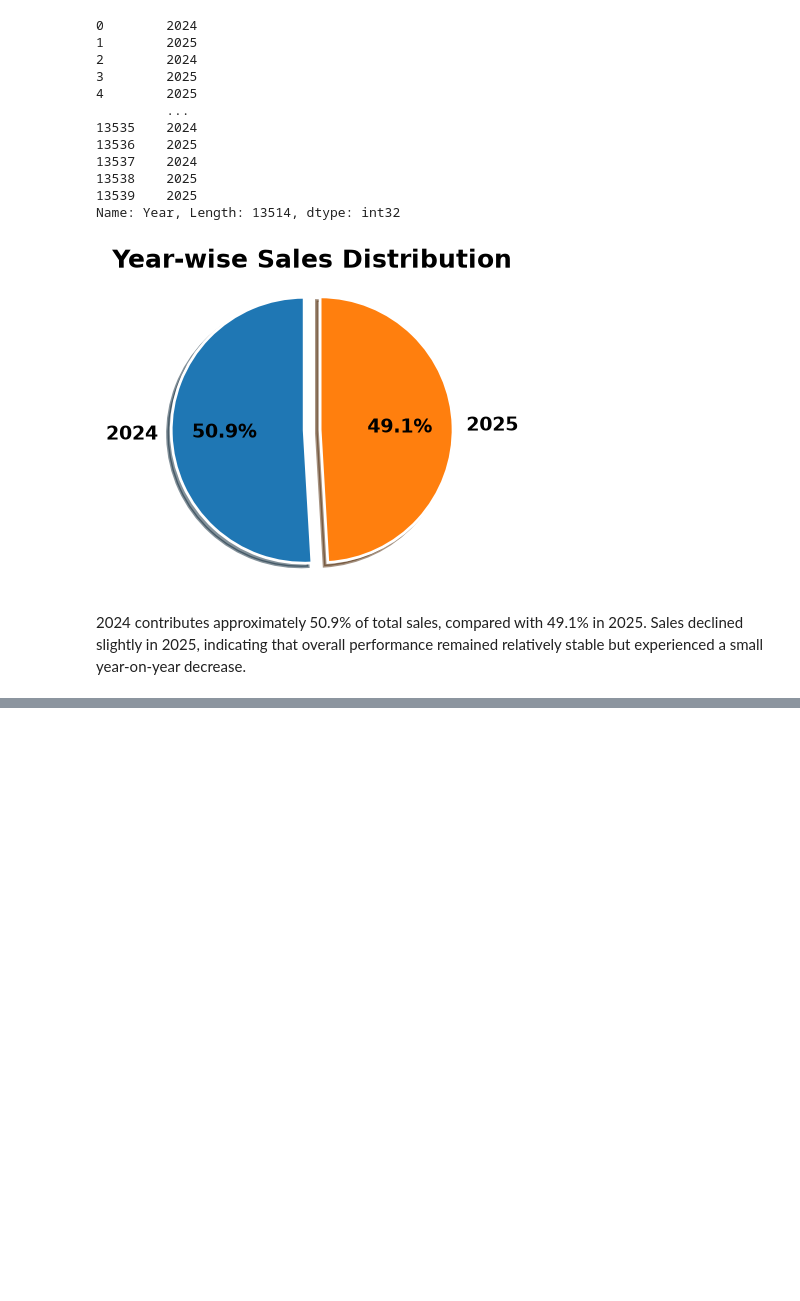
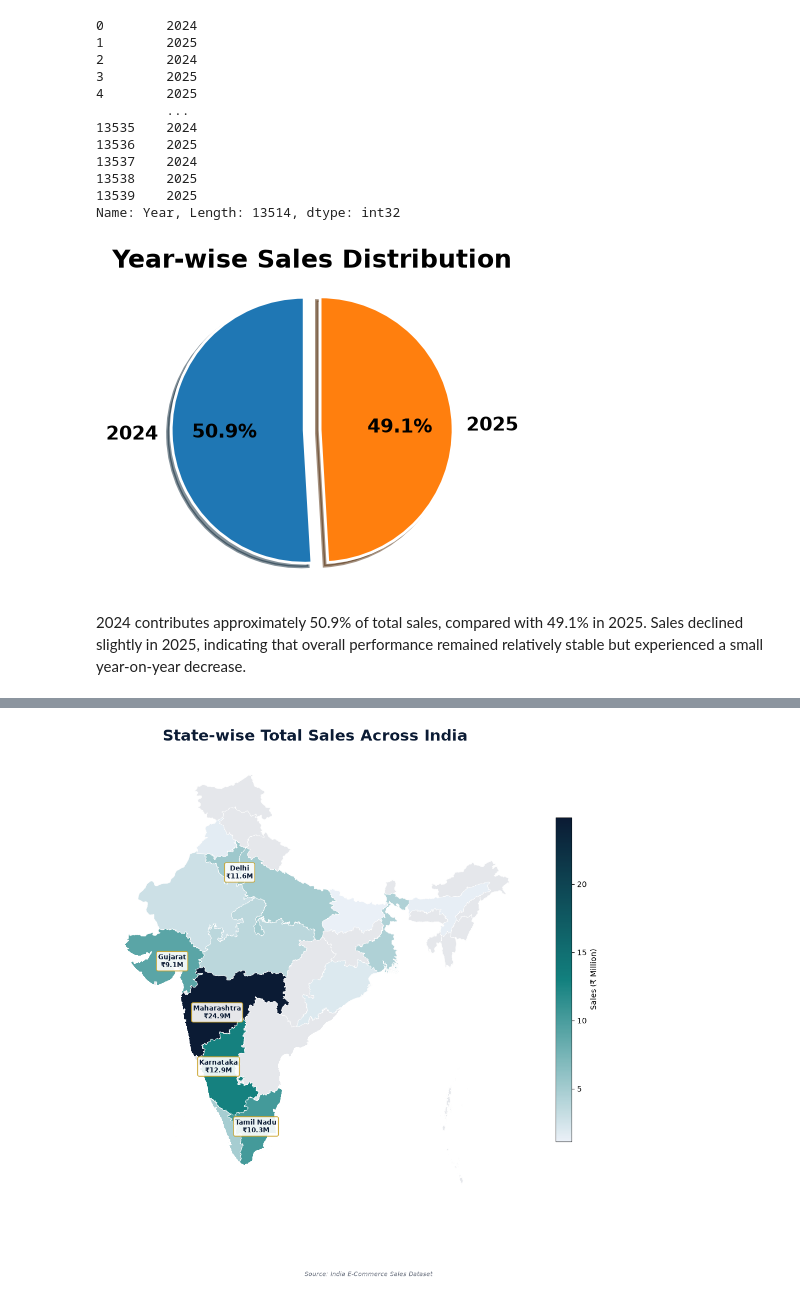
Before and after one commit to Tanujakarande5703/data_analysis_project, a Jupyter notebook: project.ipynb, the cells around one changed output, grey strips where cells are left out. Saved outputs shown, nothing was run; the diff lists cells and outputs as text; code cells hidden in the pictures; blank space fills up the shorter version.

Commit message:
Project Complete

```diff
--- a/project.ipynb
+++ b/project.ipynb
@@ -1413,0 +1730,45 @@ plt.show()
+# %%
+# Re-load the clean dataset directly so this section runs independently
+df_geo = pd.read_csv('clean_sales_ecommerce.csv', index_col=0)
+
+# India state boundaries (public domain GADM-derived GeoJSON, bundled with this project)
+india = gpd.read_file('india_states (2).geojson')
+
+NAVY, GOLD, TEAL, RED, GREY = "#0B1B34", "#C9A227", "#12807E", "#B3261E", "#6B7280"
+name_fix = {'Odisha': 'Orissa'}   # dataset vs. geojson naming difference
+
+#df_geo.shape
+# %%
+state_sales = df.groupby('State', as_index=False)['Sales'].sum()
+state_sales['State_geo'] = state_sales['State'].replace(name_fix)
+state_sales['Sales_Million'] = state_sales['Sales'] / 1_000_000
+
+
+merged = india.merge(state_sales, left_on='NAME_1', right_on='State_geo', how='left')
+cmap = mcolors.LinearSegmentedColormap.from_list('navy_gold', ['#EAF0F7', TEAL, NAVY])
+
+
+fig, ax = plt.subplots(1, 1, figsize=(10, 11))
+merged.plot(column='Sales_Million', cmap=cmap, linewidth=0.5, edgecolor='white', ax=ax,
+            legend=True, missing_kwds={'color': '#E5E7EB', 'edgecolor': 'white', 'label': 'No data'},
+            legend_kwds={'label': 'Sales (\u20b9 Million)', 'shrink': 0.55})
+ax.set_title('State-wise Total Sales Across India', fontsize=20, fontweight='bold', color=NAVY, pad=18)
+ax.axis('off')
+
+
+top5 = state_sales.sort_values('Sales_Million', ascending=False).head(5)
+for _, row in top5.iterrows():
+    geo_row = merged[merged['State_geo'] == row['State_geo']]
+    if not geo_row.empty:
+        c = geo_row.geometry.iloc[0].representative_point()
+        ax.annotate(f"{row['State']}\n\u20b9{row['Sales_Million']:.1f}M", xy=(c.x, c.y),
+                    fontsize=8.5, fontweight='bold', color=NAVY, ha='center', va='center',
+                    bbox=dict(boxstyle='round,pad=0.25', fc='white', ec=GOLD, lw=1.1, alpha=0.9))
+
+
+plt.figtext(0.5, 0.01, 'Source: India E-Commerce Sales Dataset', ha='center', fontsize=8, color=GREY, style='italic')
+plt.tight_layout()
+plt.savefig('chart_map_choropleth_state_sales.png', dpi=200, bbox_inches='tight', facecolor='white')
+plt.show()
+# %% [output]
+[figure, added]
```
Also changed, not shown: parts of 28 cells of this notebook, 1 other file.
